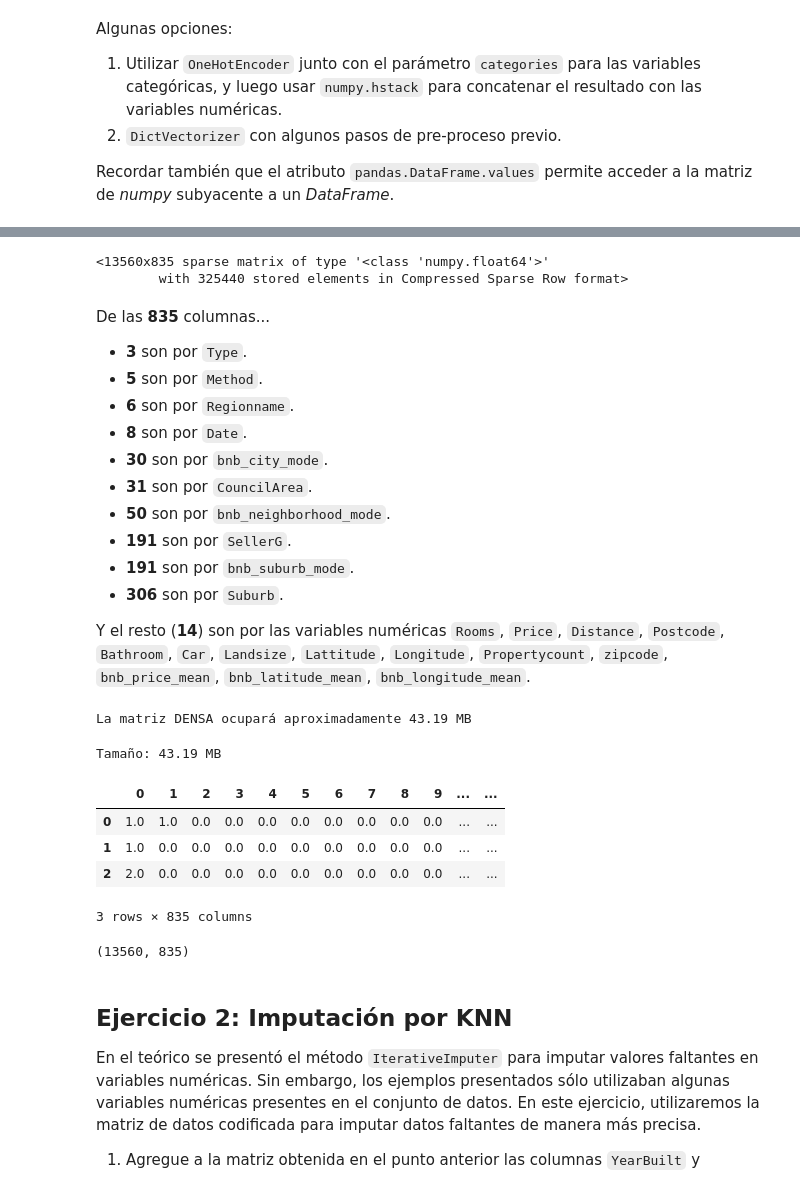
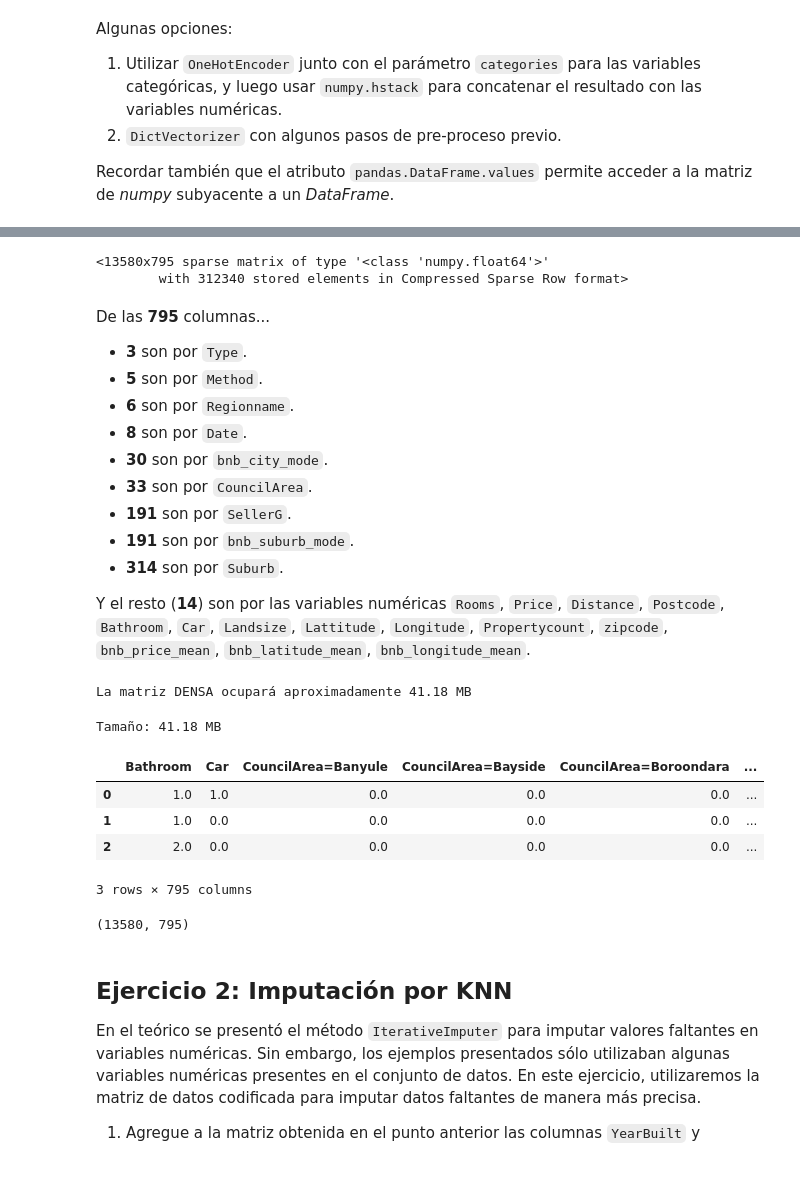
Before and after one commit to mgobbi289/DiploDatos, a Jupyter notebook: AnalisisyCuracion/Entregable_Parte_2.ipynb, the cells around one changed output, grey strips where cells are left out. Cells and saved outputs as stored; diff of their text form; code cells hidden in the pictures.

```diff
--- a/AnalisisyCuracion/Entregable_Parte_2.ipynb
+++ b/AnalisisyCuracion/Entregable_Parte_2.ipynb
@@ -33,7 +33,7 @@ melb_df.head(3)
 | 2 | Abbotsford | 5 Charles St | 3 | h | 1465000.0 | SP | Biggin | 4/03/2017 | 2.5 | 3067.0 | ... | ... |
 3 rows × 21 columns
 # %%
-df = pandas.read_csv('DataSet/dataset.csv')
+df = pandas.read_csv('DataSet/curated_dataset.csv')
 
 df.head(3)
 # %% [output]
@@ -88,21 +88,20 @@ feature_matrix = vec.fit_transform(feature_dict)
 # %%
 feature_matrix
 # %% [output]
-<13560x835 sparse matrix of type '<class 'numpy.float64'>'
-        with 325440 stored elements in Compressed Sparse Row format>
+<13580x795 sparse matrix of type '<class 'numpy.float64'>'
+        with 312340 stored elements in Compressed Sparse Row format>
 # %% [markdown]
-De las **835** columnas...
+De las **795** columnas...
 
 - **3** son por `Type`.
 - **5** son por `Method`.
 - **6** son por `Regionname`.
 - **8** son por `Date`.
 - **30** son por `bnb_city_mode`.
-- **31** son por `CouncilArea`.
-- **50** son por `bnb_neighborhood_mode`.
+- **33** son por `CouncilArea`.
 - **191** son por `SellerG`.
 - **191** son por `bnb_suburb_mode`.
-- **306** son por `Suburb`.
+- **314** son por `Suburb`.
 
 Y el resto (**14**) son por las variables numéricas `Rooms`, `Price`, `Distance`, `Postcode`, `Bathroom`, `Car`, `Landsize`, `Lattitude`, `Longitude`, `Propertycount`, `zipcode`, `bnb_price_mean`, `bnb_latitude_mean`, `bnb_longitude_mean`.
 # %%
@@ -110,7 +109,7 @@ Y el resto (**14**) son por las variables numéricas `Rooms`, `Price`, `Distance
 size_MB = feature_matrix.shape[0] * feature_matrix.shape[1] * 4 / 1024 / 1024
 print("La matriz DENSA ocupará aproximadamente {:.2f} MB".format(size_MB))
 # %% [output]
-La matriz DENSA ocupará aproximadamente 43.19 MB
+La matriz DENSA ocupará aproximadamente 41.18 MB
 # %%
 precision_type = numpy.float32
 
@@ -118,21 +117,21 @@ dense_feature_matrix = feature_matrix.astype(precision_type).todense()
 
 print("Tamaño: {:.2f} MB".format(dense_feature_matrix.nbytes / 1024 / 1024))
 # %% [output]
-Tamaño: 43.19 MB
+Tamaño: 41.18 MB
 # %%
-encoded_df = pandas.DataFrame(data=dense_feature_matrix)
+encoded_df = pandas.DataFrame(data=dense_feature_matrix, columns=vec.get_feature_names())
 
 encoded_df.head(3)
 # %% [output]
-|  | 0 | 1 | 2 | 3 | 4 | 5 | 6 | 7 | 8 | 9 | ... | ... |
-| 0 | 1.0 | 1.0 | 0.0 | 0.0 | 0.0 | 0.0 | 0.0 | 0.0 | 0.0 | 0.0 | ... | ... |
-| 1 | 1.0 | 0.0 | 0.0 | 0.0 | 0.0 | 0.0 | 0.0 | 0.0 | 0.0 | 0.0 | ... | ... |
-| 2 | 2.0 | 0.0 | 0.0 | 0.0 | 0.0 | 0.0 | 0.0 | 0.0 | 0.0 | 0.0 | ... | ... |
+|  | Bathroom | Car | CouncilArea=Banyule | CouncilArea=Bayside | CouncilArea=Boroondara | ... |
+| 0 | 1.0 | 1.0 | 0.0 | 0.0 | 0.0 | ... |
+| 1 | 1.0 | 0.0 | 0.0 | 0.0 | 0.0 | ... |
+| 2 | 2.0 | 0.0 | 0.0 | 0.0 | 0.0 | ... |
-3 rows × 835 columns
+3 rows × 795 columns
 # %%
 encoded_df.shape
 # %% [output]
-(13560, 835)
+(13580, 795)
 # %% [markdown]
 ## Ejercicio 2: Imputación por KNN
 
```
Also changed, not shown: parts of 12 cells of this notebook.
